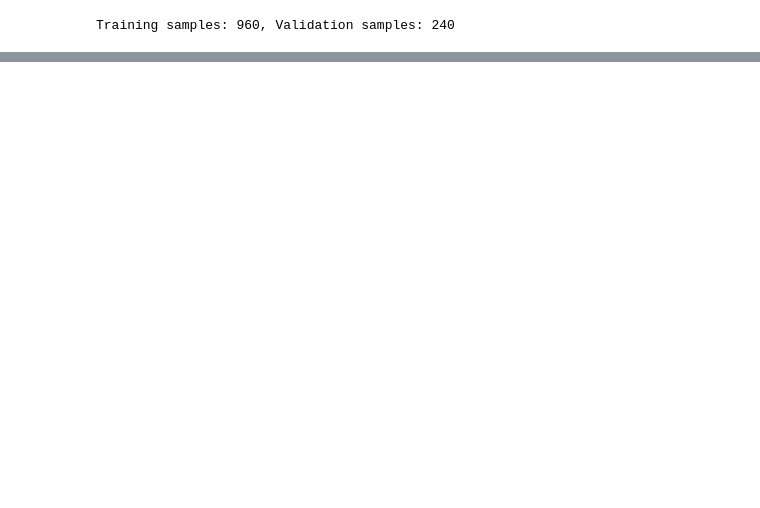
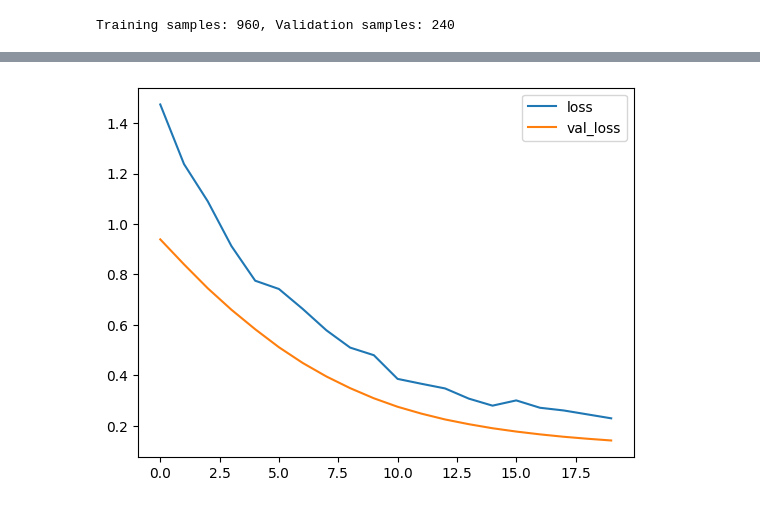
Before and after one commit to BuddhikaRoshan/DL-Assignment, a Jupyter notebook: IT22569318.ipynb, the cells around one changed output, grey strips where cells are left out. Saved outputs shown, nothing was run; the diff lists cells and outputs as text; code cells hidden in the pictures; blank space fills up the shorter version.

```diff
--- a/IT22569318.ipynb
+++ b/IT22569318.ipynb
@@ -164,3 +168,9 @@ plt.show()
+# %%
+history_df = pd.DataFrame(history.history)
+history_df.loc[:,['loss','val_loss']].plot()
+plt.show()
+# %% [output]
+[figure, added]
 # %%
 Y_pred = model.predict(X_val)
 Y_val = np.argmax(Y_val, axis=1)
```
Also changed, not shown: parts of 8 cells of this notebook.
